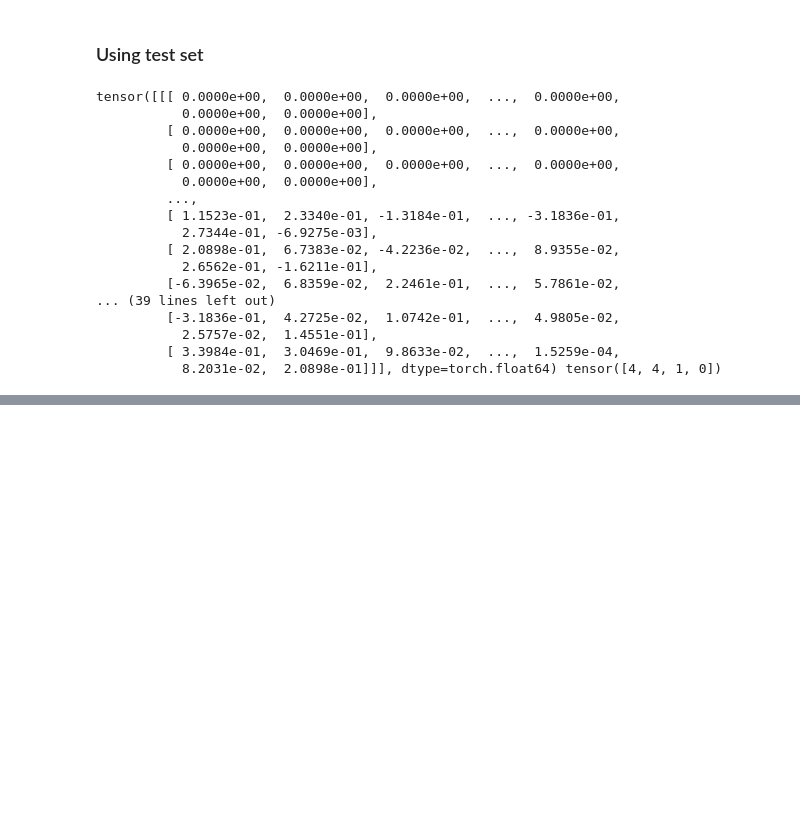
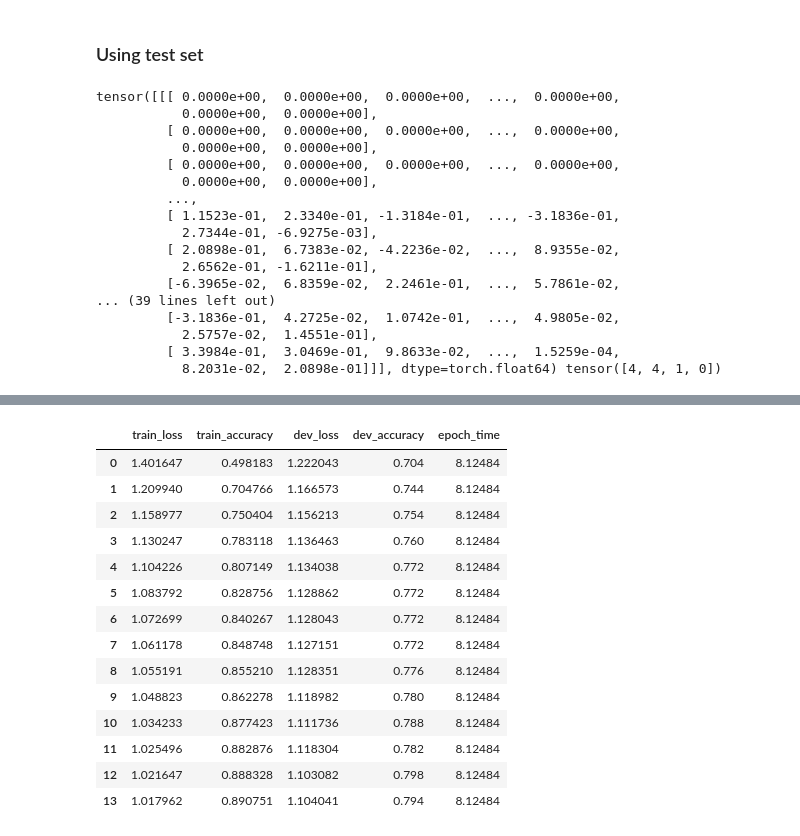
Before and after one commit to gtengwei/CZ4045-NLP-Group-8, a Jupyter notebook: Part 2/GRU_model_optimization.ipynb, the cells around one changed output, grey strips where cells are left out. Saved outputs shown, nothing was run; the diff lists cells and outputs as text; code cells hidden in the pictures; blank space fills up the shorter version.

Commit message:
Add tabulation of train dev loss, accuracy and epoch time

```diff
--- a/Part 2/GRU_model_optimization.ipynb
+++ b/Part 2/GRU_model_optimization.ipynb
@@ -795,6 +807,9 @@ num_epochs = 100
 best_accuracy = 0.0
 max_patience = 5
 current_patience = 0
+train_loss_list = []
+train_accuracy_list = []
+dev_loss_list = []
 dev_accuracy_list = []
 run_time = []
 
@@ -803,6 +818,9 @@ for epoch in range(num_epochs):
   total_training_loss = 0.0
   total_dev_loss = 0.0
   start_time_epoch = time.time()
+
+  train_true_labels = []
+  train_predicted_labels = []
 
   for x_batch, y_batch in train_loader:
     outputs = model(x_batch.float()) # forward pass
@@ -817,8 +835,18 @@ for epoch in range(num_epochs):
 
     total_training_loss += loss.item()
 
+    predicted_train_labels = torch.argmax(outputs.squeeze(1), dim=1)
+    y_batch = torch.argmax(y_batch, dim=1)
+
+    train_true_labels.extend(y_batch.tolist())
+    train_predicted_labels.extend(predicted_train_labels.tolist())
+
   average_loss = total_training_loss / len(train_loader)
   print("Epoch: %d, training set loss: %1.5f" % (epoch, average_loss))
+  train_loss_list.append(average_loss)
+
+  train_accuracy = calculate_accuracy(torch.tensor(train_true_labels), torch.tensor(train_predicted_labels))
+  train_accuracy_list.append(train_accuracy)
 
   # evaluate on dev set
   model.eval()
@@ -843,6 +871,7 @@ for epoch in range(num_epochs):
 
     average_dev_loss = total_dev_loss / len(dev_loader)
     print("Epoch: %d, dev set loss: %1.5f" % (epoch, average_dev_loss))
+    dev_loss_list.append(average_dev_loss)
 
   accuracy = calculate_accuracy(torch.tensor(all_true_labels), torch.tensor(all_predicted_labels))
   dev_accuracy_list.append(accuracy)
@@ -948,0 +978,23 @@ Accuracy: 79.80%
+# %%
+result_df = pd.DataFrame({"train_loss":train_loss_list,
+                "train_accuracy":train_accuracy_list,
+                "dev_loss":dev_loss_list,
+                "dev_accuracy":dev_accuracy_list,
+                "epoch_time":time_taken})
+display(result_df)
+# %% [output]
+|  | train_loss | train_accuracy | dev_loss | dev_accuracy | epoch_time |
+| 0 | 1.401647 | 0.498183 | 1.222043 | 0.704 | 8.12484 |
+| 1 | 1.209940 | 0.704766 | 1.166573 | 0.744 | 8.12484 |
+| 2 | 1.158977 | 0.750404 | 1.156213 | 0.754 | 8.12484 |
+| 3 | 1.130247 | 0.783118 | 1.136463 | 0.760 | 8.12484 |
+| 4 | 1.104226 | 0.807149 | 1.134038 | 0.772 | 8.12484 |
+| 5 | 1.083792 | 0.828756 | 1.128862 | 0.772 | 8.12484 |
+| 6 | 1.072699 | 0.840267 | 1.128043 | 0.772 | 8.12484 |
+| 7 | 1.061178 | 0.848748 | 1.127151 | 0.772 | 8.12484 |
+| 8 | 1.055191 | 0.855210 | 1.128351 | 0.776 | 8.12484 |
+| 9 | 1.048823 | 0.862278 | 1.118982 | 0.780 | 8.12484 |
+| 10 | 1.034233 | 0.877423 | 1.111736 | 0.788 | 8.12484 |
+| 11 | 1.025496 | 0.882876 | 1.118304 | 0.782 | 8.12484 |
+| 12 | 1.021647 | 0.888328 | 1.103082 | 0.798 | 8.12484 |
+| 13 | 1.017962 | 0.890751 | 1.104041 | 0.794 | 8.12484 |
```
Also changed, not shown: parts of 5 cells of this notebook.
